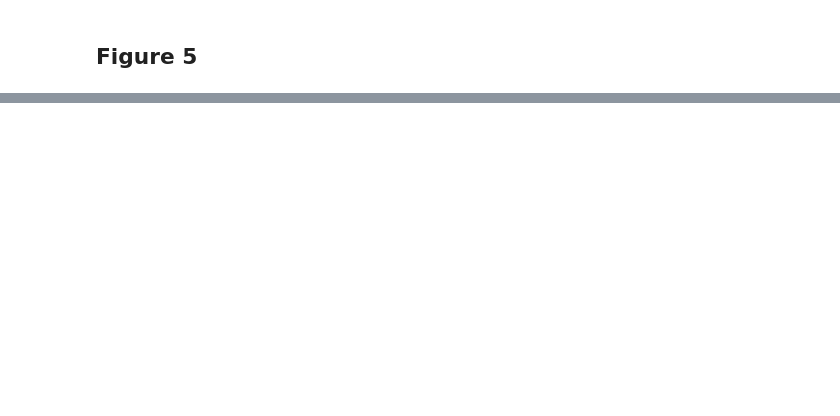
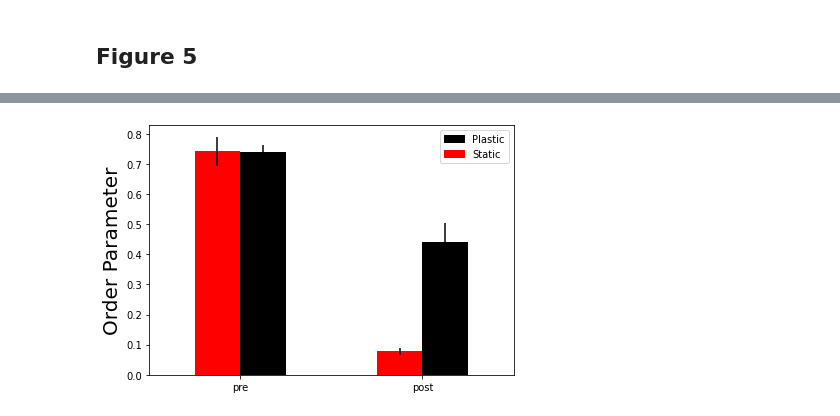
Before and after one commit to Lefebvrelab/ActivityDependentMyelinationModel, a Jupyter notebook: code/figures.ipynb, the cells around one changed output, grey strips where cells are left out. Saved outputs shown, nothing was run; the diff lists cells and outputs as text; code cells hidden in the pictures; blank space fills up the shorter version.

```diff
--- a/code/figures.ipynb
+++ b/code/figures.ipynb
@@ -477,0 +432,89 @@ df.set_index(0).plot()
+# %%
+f = sim_res_dir + '/Fig6__Kuramoto_e0p2_a0p001_damage__SubSampledOrderParamaterPLI.txt'
+df_Fig6__Kuramoto_e0p2_a0p001_damage__SubSampledOrderParamaterPLI = pd.read_csv(f,sep='\t',header=None)
+df_Fig6__Kuramoto_e0p2_a0p001_damage__SubSampledOrderParamaterPLI.columns = ['t', 'theta']
+
+f = sim_res_dir + '/Fig6__Kuramoto_e0p0_a0p001_damage__SubSampledOrderParamaterPLI.txt'
+df_Fig6__Kuramoto_e0p0_a0p001_damage__SubSampledOrderParamaterPLI = pd.read_csv(f,sep='\t',header=None)
+df_Fig6__Kuramoto_e0p0_a0p001_damage__SubSampledOrderParamaterPLI.columns = ['t', 'theta']
+
+
+f = sim_res_dir + '/Fig6__Kuramoto_InsultVsEpsilon__OPvsINSULTvsEPSILON.txt'
+df_Fig6__Kuramoto_InsultVsEpsilon__OPvsINSULTvsEPSILON = pd.read_csv(f,sep='\t',header=None)
+
+f = '../data/sim_results/Fig6__Kuramoto_e0p2_a0p001_damage__SubSampledConductionSpeeds_v2.txt'
+df_Fig6__Kuramoto_e0p2_a0p001_damage__SubSampledConductionSpeeds = pd.read_csv(f,sep='\t',header=None)
+# %%
+# Panel B
+
+df = df_Fig6__Kuramoto_e0p2_a0p001_damage__SubSampledOrderParamaterPLI.copy()
+df_plastic = df.set_index('t')
+df = df_Fig6__Kuramoto_e0p0_a0p001_damage__SubSampledOrderParamaterPLI.copy()
+df_noplastic = df.set_index('t')
+_df = pd.concat({'plastic': df_plastic, 'noplastic': df_noplastic})
+mn_pre = _df.unstack(0).loc[0:60*60*5].mean()
+mn_post = _df.unstack(0).loc[60*60*5:(60*60*5)+(60*60*5)].mean()
+std_pre = _df.unstack(0).loc[0:60*60*5].std()
+std_post = _df.unstack(0).loc[60*60*5:(60*60*5)+(60*60*5)].std()
+df_mn = pd.concat({'pre': mn_pre, 'post': mn_post})
+df_std = pd.concat({'pre': std_pre, 'post': std_post})
+df_mn_us = df_mn.unstack(0).T
+df_std_us = df_std.unstack(0).T
+
+fig, ax = plt.subplots();
+
+df_mn_us['theta'].loc[['pre', 'post']].plot(kind='bar',color=['Red','Black'],
+                                            yerr=df_std_us['theta'].loc[['pre', 'post']],
+                                            ax=ax,rot=0);
+ax.set_ylabel('Order Parameter',fontsize=20)
+red_patch = mpatches.Patch(color='Red', label='Static');
+black_patch = mpatches.Patch(color='Black', label='Plastic');
+plt.legend(handles=[black_patch, red_patch],loc='upper right');
+plt.tight_layout();
+
+
+
+
+# Panel C
+
+df = df_Fig6__Kuramoto_e0p2_a0p001_damage__SubSampledConductionSpeeds.copy()
+df = df.set_index(0)
+df_hrs = df.index / 60 / 60
+df.index = df_hrs
+df.index.names = ['']
+df.head()
+df.loc[4:].plot(logy=True,legend=False)
+
+
+# Panel D
+
+df = df_Fig6__Kuramoto_InsultVsEpsilon__OPvsINSULTvsEPSILON.copy()
+df.columns = ['Epsilon', 'Insult', 'R']
+df = df.set_index(['Epsilon', 'Insult']).unstack('Insult')['R']
+df = df.T
+df = df.sort_index(0,ascending=False)
+df = df.iloc[:,:11]
+
+xtls = []
+for a in np.flipud(np.arange(0,1.2,0.2)):
+    #for a in np.arange(0,3.5,0.5):
+    xtls.append('%0.1f' %a)
+    xtls+= ['']
+tmps = ['%0.2f' %(i) for i in df.columns.values]
+ytls = []
+odd=True
+for t in tmps:
+    if odd==True:
+        ytls.append(t)
+    else:
+        ytls.append('')
+    odd = not(odd)
+ytls
+
+fig, ax = plt.subplots()
+sns.heatmap(df,cmap='jet',vmin=0,vmax=1.)
+ax.set_yticklabels(xtls)
+ax.set_xticklabels(ytls)
+ax.set_xlabel('Myelination rate $\epsilon$', fontsize=15)
+ax.set_ylabel('Insult index $\gamma$', fontsize=15)
+# %% [output]
@@ -477,0 +522 @@ df.set_index(0).plot()
+[figure, added]
```
Also changed, not shown: parts of 79 cells of this notebook.
